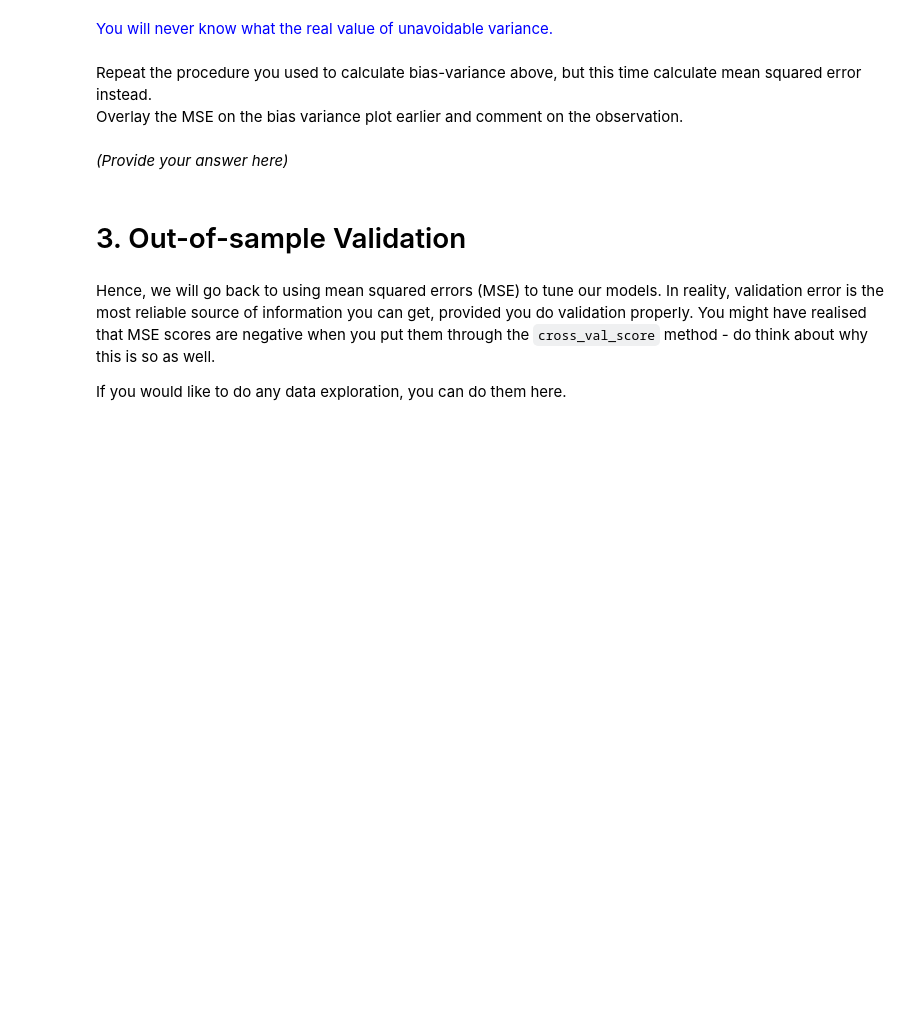
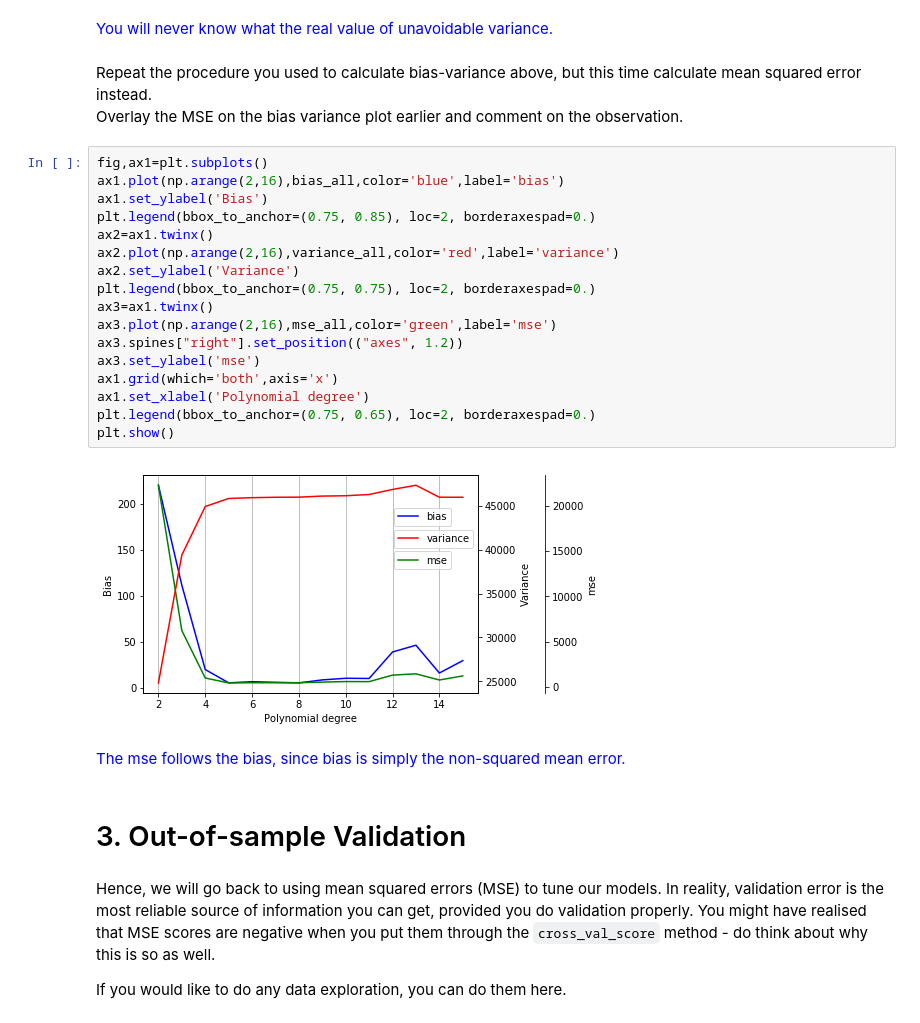
Before and after one commit to nickyeolk/aiap_projects, a Jupyter notebook: aiap-week2/Week 2 - Statistical Learning - Release.ipynb, the cells around one changed output. Cells and saved outputs as stored; diff of their text form; blank space fills up the shorter version.

```diff
--- a/aiap-week2/Week 2 - Statistical Learning - Release.ipynb
+++ b/aiap-week2/Week 2 - Statistical Learning - Release.ipynb
@@ -413,8 +484,27 @@ In practice, however, it is impossible to calculate bias and variance for an act
 <font color='blue'> You will never know what the real value of unavoidable variance. </font>
 # %% [markdown]
 Repeat the procedure you used to calculate bias-variance above, but this time calculate mean squared error instead. <br> Overlay the MSE on the bias variance plot earlier and comment on the observation.
-# %% [markdown]
-_(Provide your answer here)_
+# %%
+fig,ax1=plt.subplots()
+ax1.plot(np.arange(2,16),bias_all,color='blue',label='bias')
+ax1.set_ylabel('Bias')
+plt.legend(bbox_to_anchor=(0.75, 0.85), loc=2, borderaxespad=0.)
+ax2=ax1.twinx()
+ax2.plot(np.arange(2,16),variance_all,color='red',label='variance')
+ax2.set_ylabel('Variance')
+plt.legend(bbox_to_anchor=(0.75, 0.75), loc=2, borderaxespad=0.)
+ax3=ax1.twinx()
+ax3.plot(np.arange(2,16),mse_all,color='green',label='mse')
+ax3.spines["right"].set_position(("axes", 1.2))
+ax3.set_ylabel('mse')
+ax1.grid(which='both',axis='x')
+ax1.set_xlabel('Polynomial degree')
+plt.legend(bbox_to_anchor=(0.75, 0.65), loc=2, borderaxespad=0.)
+plt.show()
+# %% [output]
+[figure, added]
+# %% [markdown]
+<font color='blue'>The mse follows the bias, since bias is simply the non-squared mean error.</font>
 # %% [markdown]
 # 3. Out-of-sample Validation
 # %% [markdown]
```
Also changed, not shown: parts of 11 cells of this notebook.
